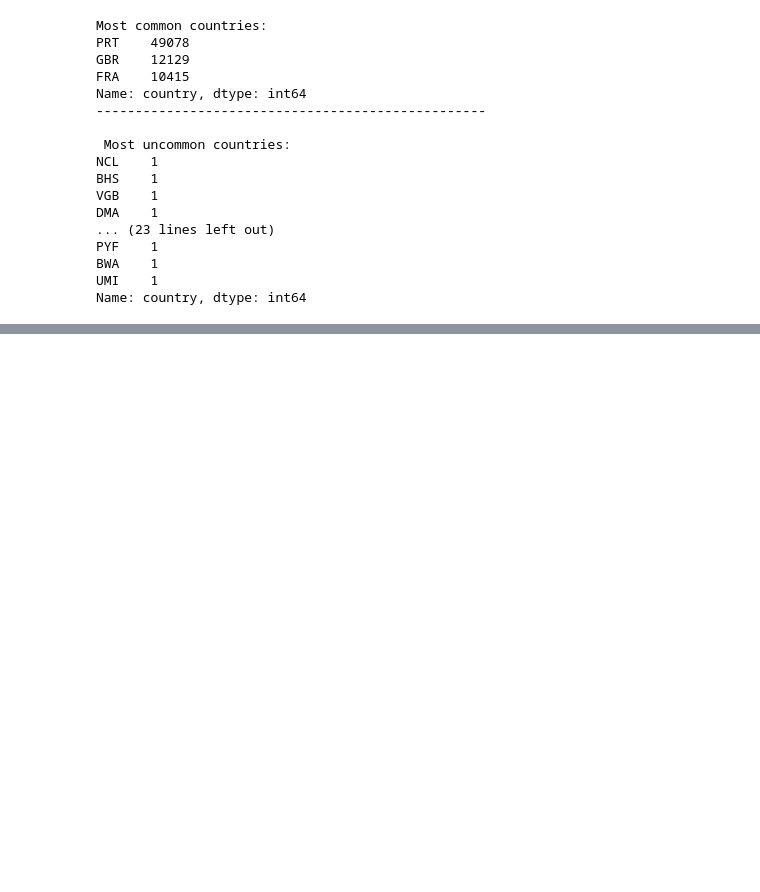
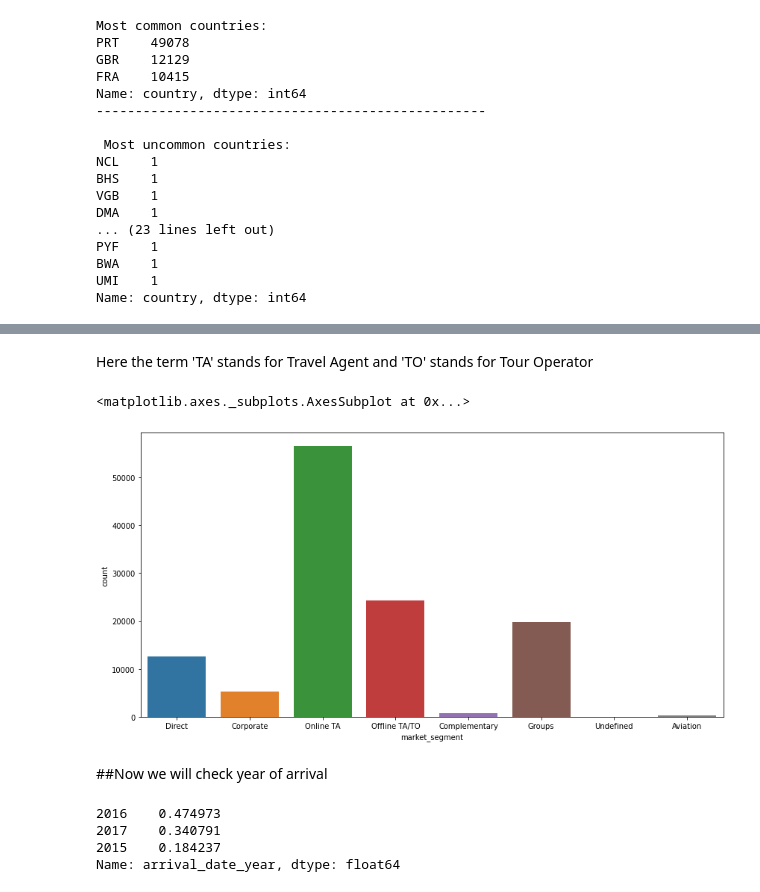
Before and after one commit to arifuddinatif/hotel-booking-analysis, a Jupyter notebook: Hotel_booking_analysis.ipynb, the cells around one changed output, grey strips where cells are left out. Cells and saved outputs as stored; diff of their text form; code cells hidden in the pictures; blank space fills up the shorter version.

```diff
--- a/Hotel_booking_analysis.ipynb
+++ b/Hotel_booking_analysis.ipynb
@@ -331,0 +372,17 @@ Name: country, dtype: int64
+# %% [markdown]
+Here the term 'TA' stands for Travel Agent and 'TO' stands for Tour Operator
+# %%
+plt.figure(figsize=(14,7))
+sns.countplot(df['market_segment'])
+# %% [output]
+<matplotlib.axes._subplots.AxesSubplot at 0x...>
+[figure, added]
+# %% [markdown]
+##Now we will check year of arrival
+# %%
+df.arrival_date_year.value_counts(normalize=True)
+# %% [output]
+2016    0.474973
+2017    0.340791
+2015    0.184237
+Name: arrival_date_year, dtype: float64
```
Also changed, not shown: parts of 7 cells of this notebook.
